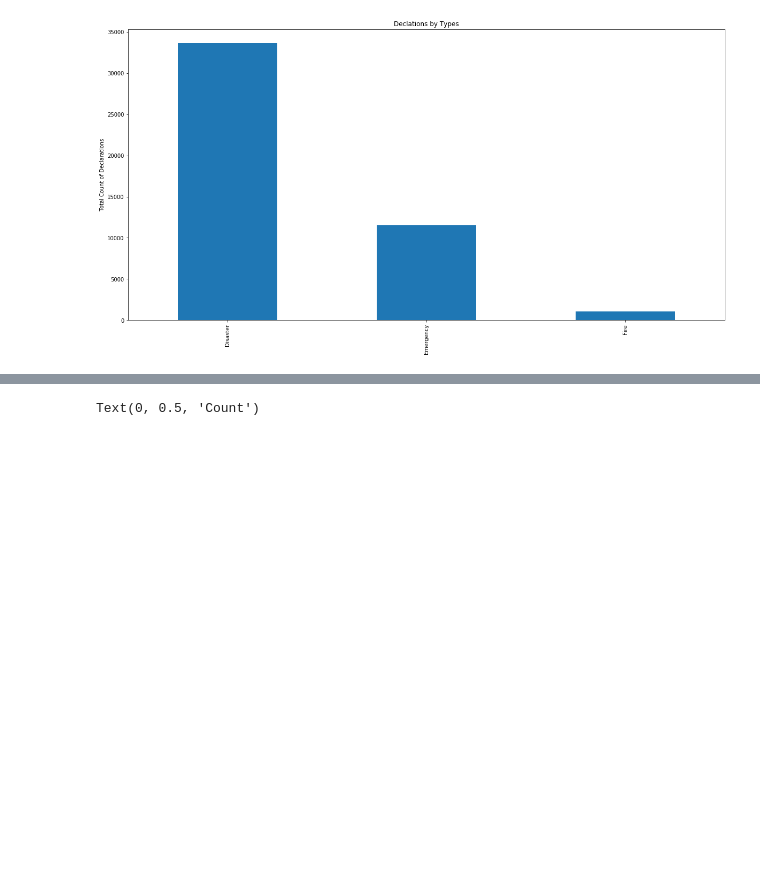
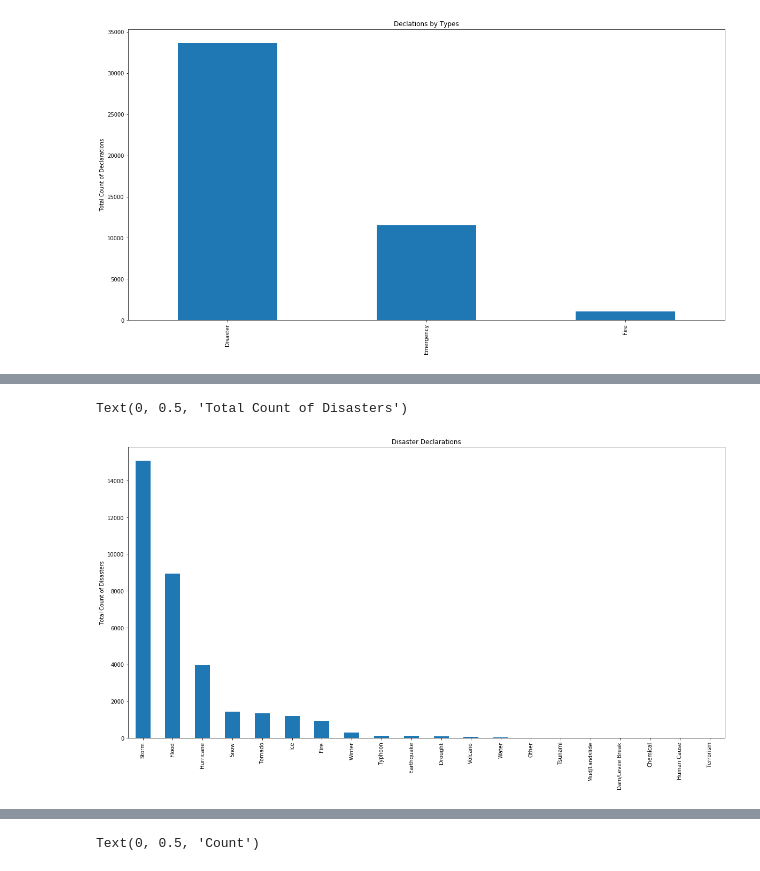
Before and after one commit to tparveen/TF-DataScience, a Jupyter notebook: 6-Basic-stats-probability/Assignments/11-Capstone1-Analytic-Report.ipynb, the cells around one changed output, grey strips where cells are left out. Cells and saved outputs as stored; diff of their text form; code cells hidden in the pictures; blank space fills up the shorter version.

```diff
--- a/6-Basic-stats-probability/Assignments/11-Capstone1-Analytic-Report.ipynb
+++ b/6-Basic-stats-probability/Assignments/11-Capstone1-Analytic-Report.ipynb
@@ -110,0 +93,18 @@ Text(0, 0.5, 'Total Count of Declarations')
+# %%
+# what constitutes disaster, emergency and fire. Are there overlaps?
+
+disaster_df = data[data['Declaration_Type'] == 'Disaster']
+emergency_df = data[data['Declaration_Type'] == 'Emergency']
+fire_df = data[data['Declaration_Type'] == 'Fire']
+
+#disaster_df
+#emergency_df
+#fire_df
+# %%
+disaster_df.Disaster_Type.value_counts().plot(kind='bar', figsize=(20, 10))
+
+plt.title('Disaster Declarations')
+plt.ylabel('Total Count of Disasters')
+# %% [output]
+Text(0, 0.5, 'Total Count of Disasters')
+[figure, added]
```
Also changed, not shown: parts of 72 cells of this notebook, 2 other files.
